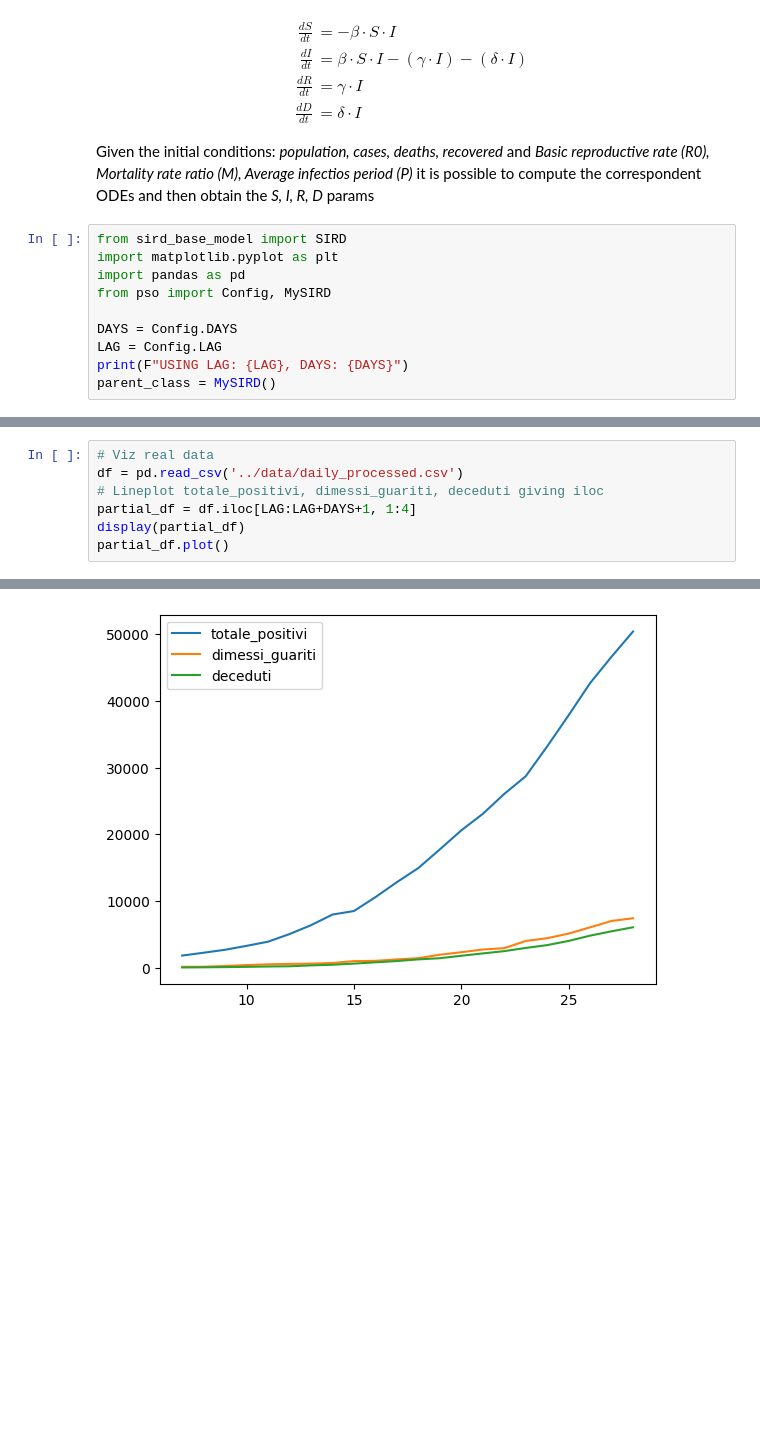
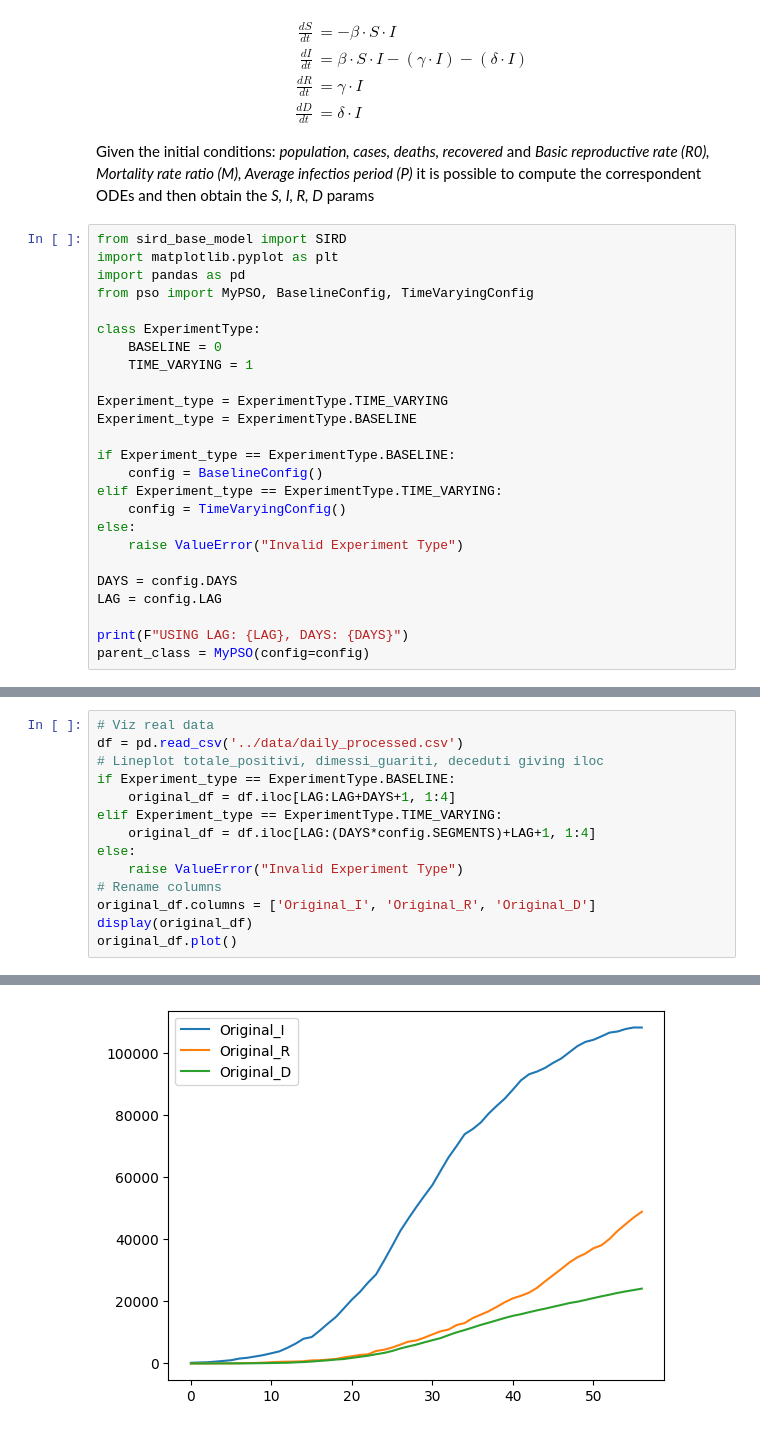
Before and after one commit to Thomas2710/Epidemic-modelling, a Jupyter notebook: epidemic_modelling/sird_playground.ipynb, the cells around one changed output, grey strips where cells are left out. Saved outputs shown, nothing was run; the diff lists cells and outputs as text; blank space fills up the shorter version.

Commit message:
feat: working notebook for plot comparisons

```diff
--- a/epidemic_modelling/sird_playground.ipynb
+++ b/epidemic_modelling/sird_playground.ipynb
@@ -15,10 +15,25 @@ Given the initial conditions: *population, cases, deaths, recovered* and *Basic
 from sird_base_model import SIRD
 import matplotlib.pyplot as plt
 import pandas as pd
-from pso import Config, MySIRD
+from pso import MyPSO, BaselineConfig, TimeVaryingConfig
 
-DAYS = Config.DAYS
-LAG = Config.LAG
+class ExperimentType:
+    BASELINE = 0
+    TIME_VARYING = 1
+
+Experiment_type = ExperimentType.TIME_VARYING
+Experiment_type = ExperimentType.BASELINE
+
+if Experiment_type == ExperimentType.BASELINE:
+    config = BaselineConfig()
+elif Experiment_type == ExperimentType.TIME_VARYING:
+    config = TimeVaryingConfig()
+else:
+    raise ValueError("Invalid Experiment Type")
+
+DAYS = config.DAYS
+LAG = config.LAG
+
 print(F"USING LAG: {LAG}, DAYS: {DAYS}")
-parent_class = MySIRD()
+parent_class = MyPSO(config=config)
 # %% [output]
@@ -85,7 +55,14 @@ print(params)
 # Viz real data
 df = pd.read_csv('../data/daily_processed.csv')
 # Lineplot totale_positivi, dimessi_guariti, deceduti giving iloc
-partial_df = df.iloc[LAG:LAG+DAYS+1, 1:4]
-display(partial_df)
-partial_df.plot()
+if Experiment_type == ExperimentType.BASELINE:
+    original_df = df.iloc[LAG:LAG+DAYS+1, 1:4]
+elif Experiment_type == ExperimentType.TIME_VARYING:
+    original_df = df.iloc[LAG:(DAYS*config.SEGMENTS)+LAG+1, 1:4]
+else:
+    raise ValueError("Invalid Experiment Type")
+# Rename columns
+original_df.columns = ['Original_I', 'Original_R', 'Original_D']
+display(original_df)
+original_df.plot()
 # %% [output]
@@ -109,2 +86,2 @@ partial_df.plot()
 <Axes: >
-[figure, old version]
+[figure, new version]
```
Also changed, not shown: parts of 11 cells of this notebook, 3 other files.
